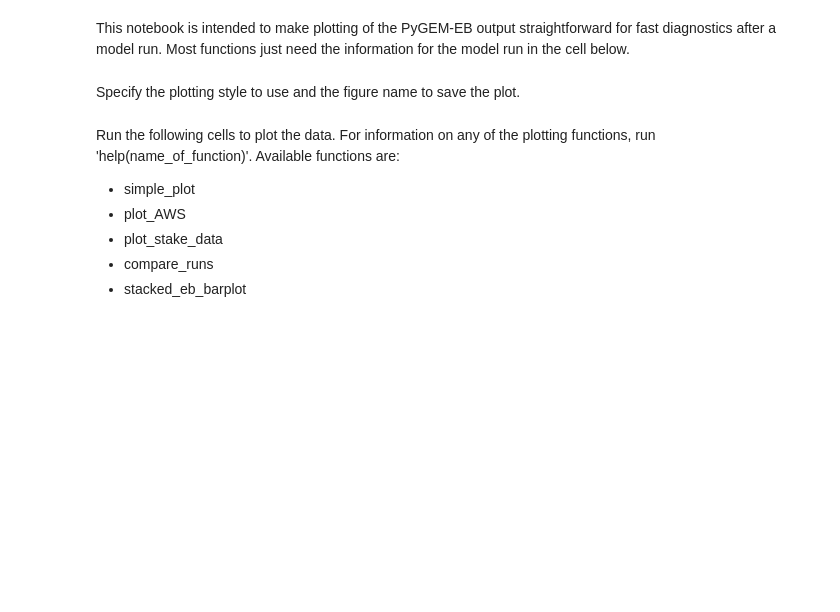
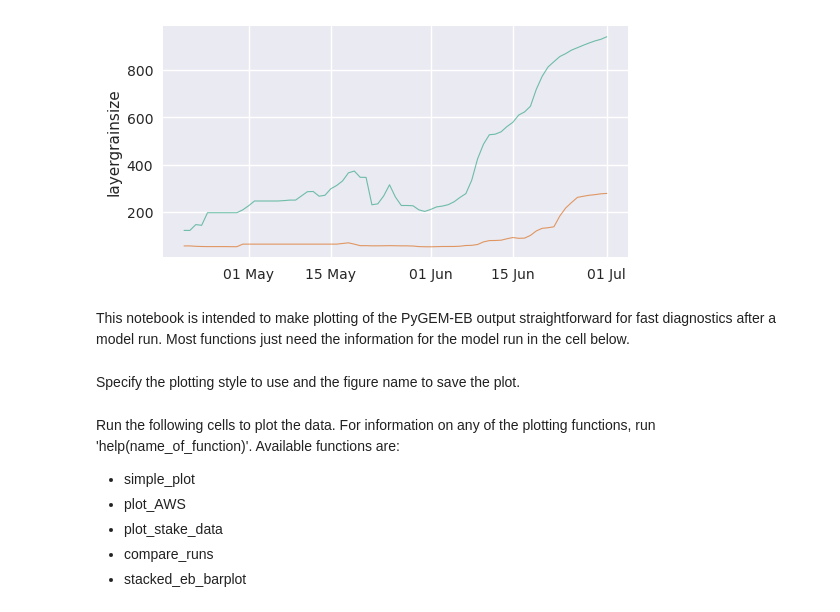
Before and after one commit to drounce/PyGEM, a Jupyter notebook: pygem_eb/processing/ebplotting.ipynb, the cells around one changed output. Drawn from its saved outputs; the diff is of its cells as text; code cells hidden in the pictures; blank space fills up the shorter version.

```diff
--- a/pygem_eb/processing/ebplotting.ipynb
+++ b/pygem_eb/processing/ebplotting.ipynb
@@ -7,3 +7,14 @@ import pandas as pd
 import matplotlib.pyplot as plt
 import matplotlib as mpl
 from plotting_fxns import *
+# %%
+date = str(pd.Timestamp.today()).replace('-','_')[0:10]
+data_fp = f'/home/claire/research/Output/EB/Gulkana_{date}_#.nc'
+ds,startdate,enddate = getds(data_fp.replace('#','1'))
+ds2,startdate,enddate = getds(data_fp.replace('#','34'))
+stake_df = pd.read_csv('~/research/MB_data/Stakes/gulkanaAB23_ALL.csv')
+stake_df.index = pd.to_datetime(stake_df['Date'])
+# %%
+compare_runs([ds,ds2],[startdate,pd.to_datetime('2023-07-01 00:30')],['old','new'],'layergrainsize')
+# %% [output]
+[figure, added]
```
Also changed, not shown: parts of 1 cell of this notebook, 10 other files.
